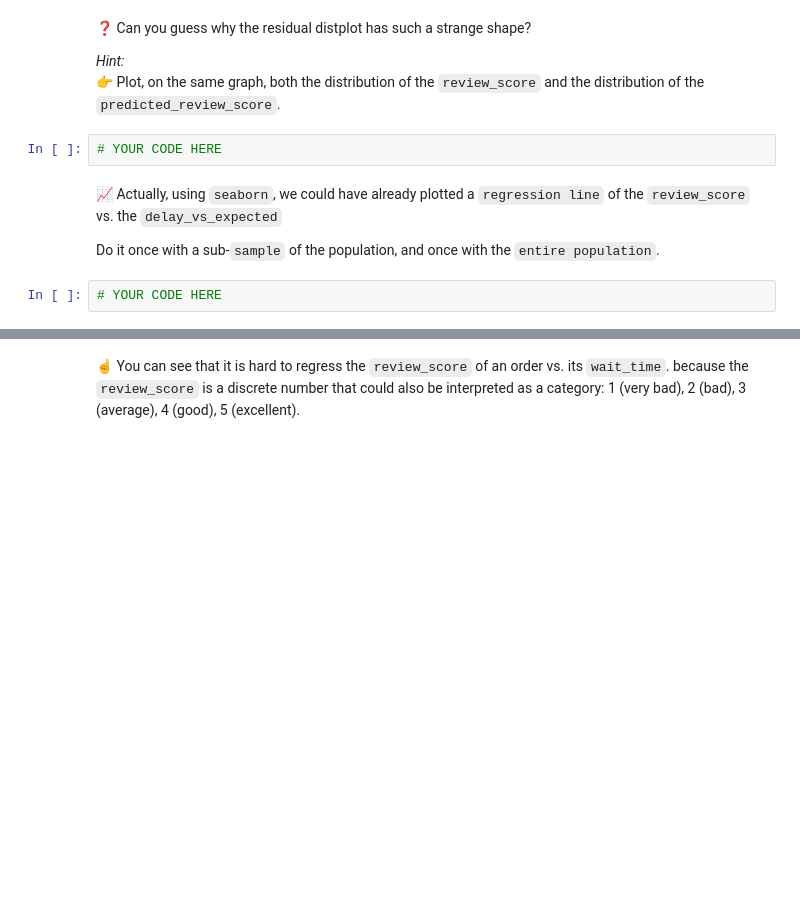
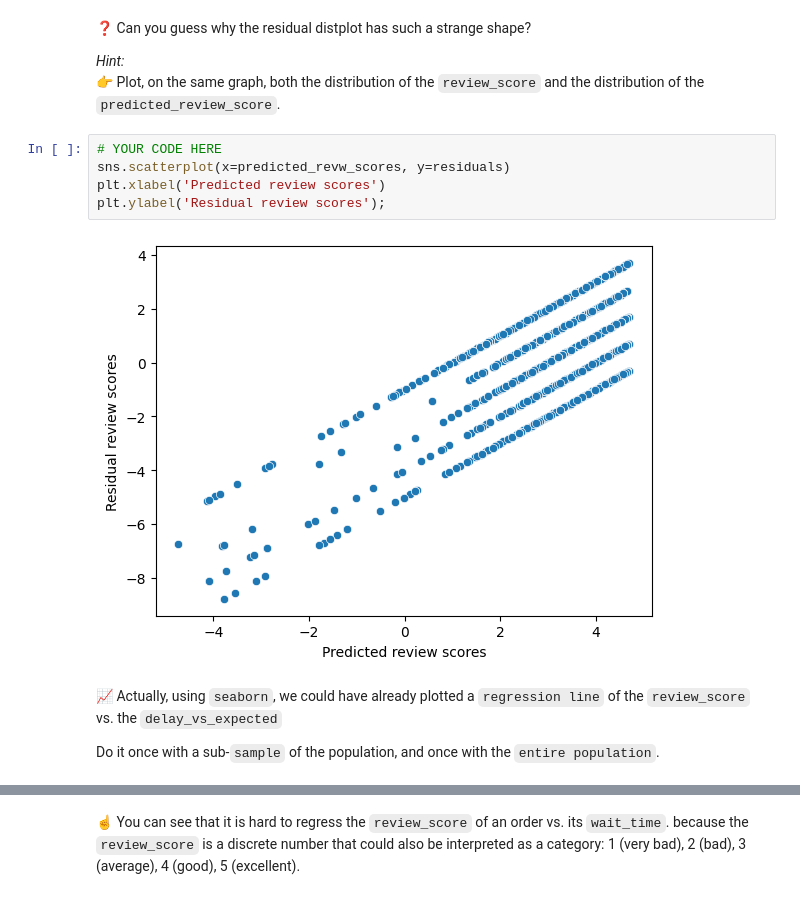
Before and after one commit to tanushrin/data-orders-regression, a Jupyter notebook: orders_regression.ipynb, the cells around one changed output, grey strips where cells are left out. Saved outputs shown, nothing was run; the diff lists cells and outputs as text; blank space fills up the shorter version.

```diff
--- a/orders_regression.ipynb
+++ b/orders_regression.ipynb
@@ -165,11 +324,14 @@ You should see that the mean of the residuals is equal to 0 (always verified in
 
 *Hint:*<br/>
 👉 Plot, on the same graph, both the distribution of the `review_score` and the distribution of the `predicted_review_score`.
-# %%
-# YOUR CODE HERE
+# %%
+# YOUR CODE HERE
+sns.scatterplot(x=predicted_revw_scores, y=residuals)
+plt.xlabel('Predicted review scores')
+plt.ylabel('Residual review scores');
+# %% [output]
+[figure, added]
 # %% [markdown]
 📈 Actually, using `seaborn`, we could have already plotted a `regression line` of the `review_score` vs. the `delay_vs_expected`
 
 Do it once with a sub-`sample` of the population, and once with the `entire population`.
-# %%
-# YOUR CODE HERE
```
Also changed, not shown: parts of 19 cells of this notebook.
